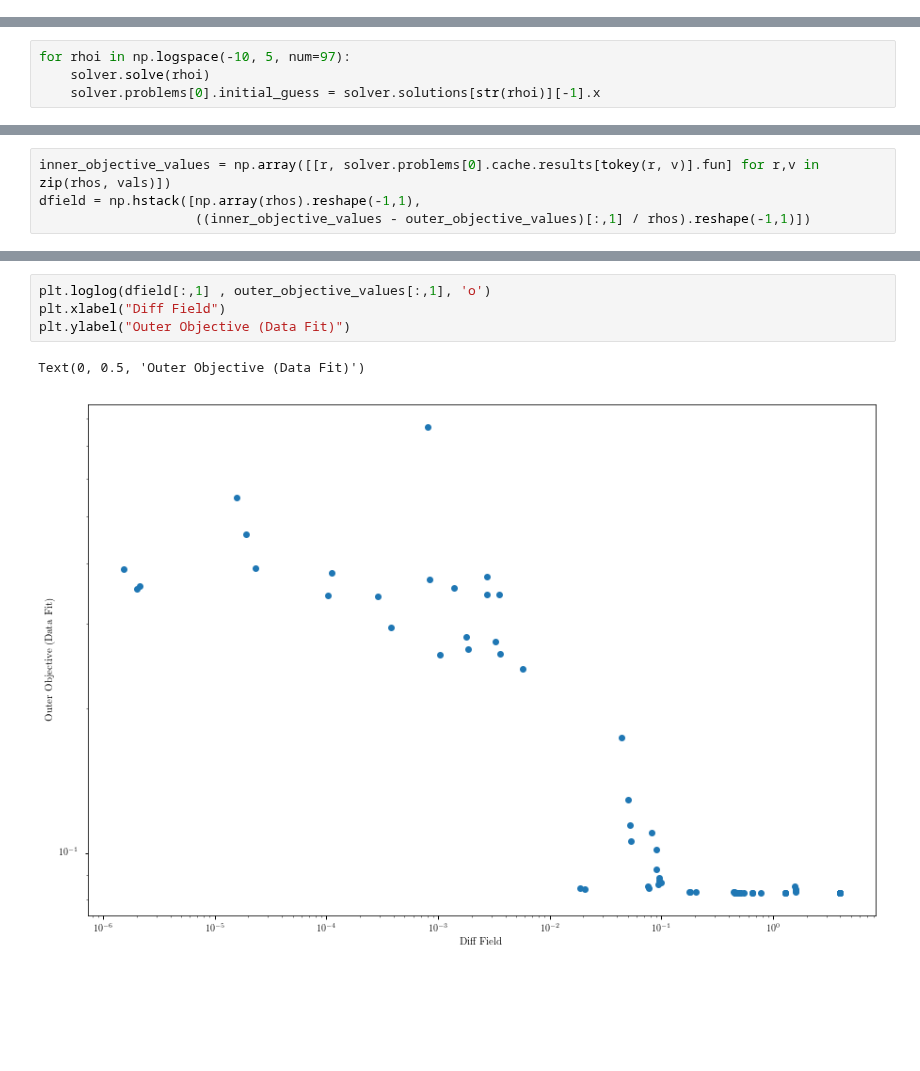
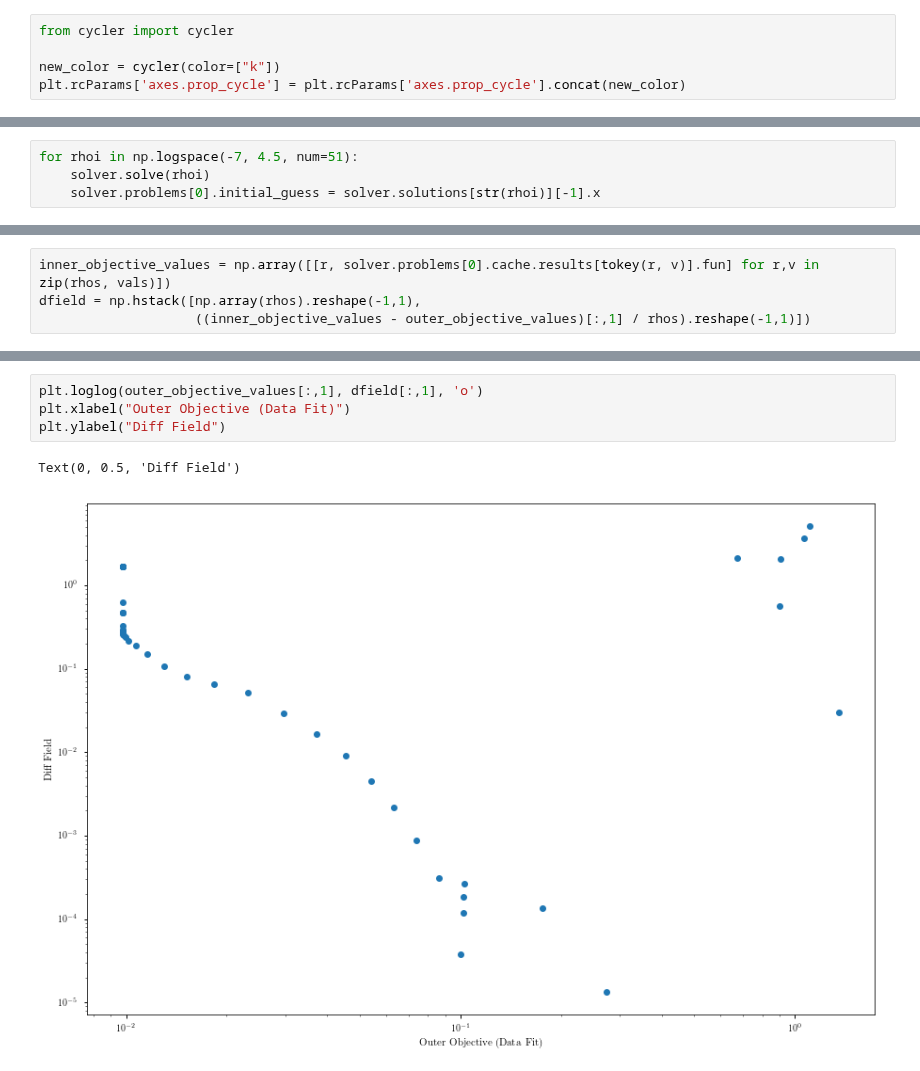
Before and after one commit to dwu402/self-harm, a Jupyter notebook: smol_case.ipynb, the cells around one changed output, grey strips where cells are left out. Drawn from its saved outputs; the diff is of its cells as text; blank space fills up the shorter version.

```diff
--- a/smol_case.ipynb
+++ b/smol_case.ipynb
@@ -7,6 +7,11 @@ plt.style.use('seaborn-notebook')
 plt.rc('text', usetex=True)
 plt.rc('font', family='serif')
 plt.rcParams['figure.figsize'] = [15, 10]
+# %%
+from cycler import cycler
+
+new_color = cycler(color=["k"])
+plt.rcParams['axes.prop_cycle'] = plt.rcParams['axes.prop_cycle'].concat(new_color)
 # %%
 from importlib import reload
 
@@ -26,7 +30,7 @@ solver.construct_objectives(context, model)
 # %%
 solver.construct_problems()
 # %%
-for rhoi in np.logspace(-10, 5, num=97):
+for rhoi in np.logspace(-7, 4.5, num=51):
     solver.solve(rhoi)
     solver.problems[0].initial_guess = solver.solutions[str(rhoi)][-1].x
 # %%
@@ -166,7 +174,7 @@ Text(0, 0.5, 'Diff Field')
 # %%
-plt.loglog(dfield[:,1] , outer_objective_values[:,1], 'o')
-plt.xlabel("Diff Field")
-plt.ylabel("Outer Objective (Data Fit)")
+plt.loglog(outer_objective_values[:,1], dfield[:,1], 'o')
+plt.xlabel("Outer Objective (Data Fit)")
+plt.ylabel("Diff Field")
 # %% [output]
-Text(0, 0.5, 'Outer Objective (Data Fit)')
+Text(0, 0.5, 'Diff Field')
-[figure, old version]
+[figure, new version]
```
Also changed, not shown: parts of 15 cells of this notebook, 3 other files.
